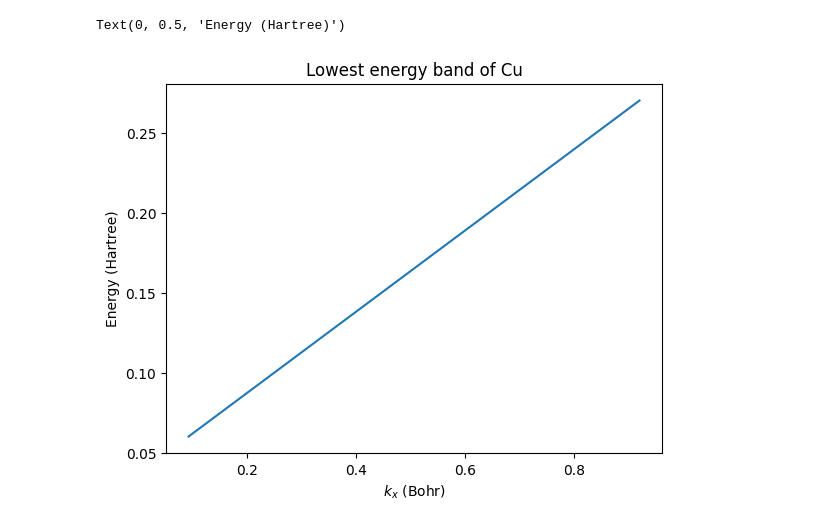
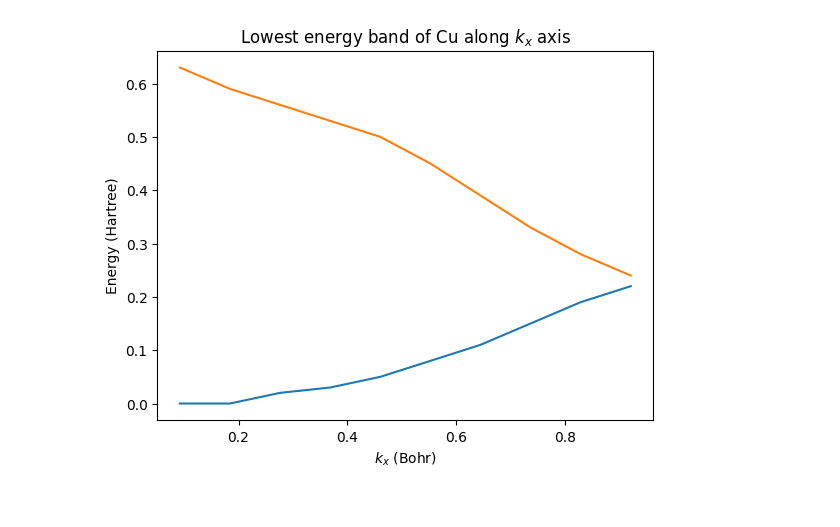
Before and after one commit to Williame33445/physics-projects, a Jupyter notebook: electronic_structure/periodic-solids/Cu-via-APW.ipynb, the cells around one changed output. Saved outputs shown, nothing was run; the diff lists cells and outputs as text; code cells hidden in the pictures.

```diff
--- a/electronic_structure/periodic-solids/Cu-via-APW.ipynb
+++ b/electronic_structure/periodic-solids/Cu-via-APW.ipynb
@@ -25,6 +27,9 @@ import numpy as np
 from scipy import special as sp
 import matplotlib.pyplot as plt
 # %%
+r_0 = 0.01
+h = 0.05
+
 #constants
 a = 6.822
 R = 2.5
@@ -93,6 +106,10 @@ def getRatio(l,E):
     return ys[-1][1]/ys[-1][0] - 1/R
 # %%
 def findDet(k,E):
+    """
+    Finds variational problem determinant
+    """
+
     #set up k dependent matricies
     B = np.empty([len(Ks),len(Ks)])
     C = np.empty([len(Ks),len(Ks),len(Ks)])
@@ -115,38 +132,42 @@ def findDet(k,E):
     for l in range(l_max):
         H += C[:,:,l]*getRatio(l,E)
 
-    #this function is more approriate for large matrices
-    detData = np.linalg.slogdet(H - E*np.identity(len(Ks))) #returns in (sign,absolute val
+    #this function is more approriate for large matrices, returns in (sign,absolute val
+    detData = np.linalg.slogdet(H - E*np.identity(len(Ks)))
     det = detData[0]*detData[1]
     return det
 # %%
 def findZero(lst,j):
+    """
+    Given a list, finds the list elements that change sign.
+    """
     t = 0
     for i in range(1,len(lst)):
-        if (lst[i-1]>0 and lst[i]<0) or (lst[i-1]<0 and lst[i]>0) or abs(lst[i])<1:
+        if (lst[i-1]>0 and lst[i]<0) or (lst[i-1]<0 and lst[i]>0):
             if t == j:
                 return i
             else:
                 t+=1
     return len(lst)-1
 # %%
-
-ks =[2*np.pi*np.array([0.1,0,0])/a,2*np.pi*np.array([1,0,0])/a] #[2*np.pi*np.array([i,0,0])/a for i in range(1,11)]
-Es = np.empty(len(ks))
-EMesh  = np.arange(0,0.5,step=0.01) #np.arange(-0.02,0.25,step=0.01)
-E_0 = 0.09
+#defines a energy mess and finds the energy values where the determinant vanishes
+ks = [2*np.pi*np.array([i/10,0,0])/a for i in range(1,11)]
+EMesh  = np.arange(-0.02,0.7,step=0.01)
+E0s = np.empty(len(ks))
+E1s = np.empty(len(ks))
 
 for i,k in enumerate(ks):
-    Es[i] = EMesh[int(findZero([findDet(k,E) for E in EMesh],0))]
-    print(Es[i])
-    print(f"{(i+1)*10}%")
-
-print(Es)
+    detList = [findDet(k,E) for E in EMesh]
+    E0s[i] = EMesh[int(findZero(detList,0))]
+    E1s[i] = EMesh[int(findZero(detList,1))]
 # %%
-plt.plot(list(map(lambda k: k[0],ks)),Es)
-plt.title("Lowest energy band of Cu")
+
+kx = list(map(lambda k: k[0],ks))
+plt.plot(kx,E0s)
+plt.plot(kx,E1s)
+plt.title(R"Lowest energy band of Cu along $k_x$ axis")
 plt.xlabel(r"$k_x$ (Bohr)")
 plt.ylabel("Energy (Hartree)")
+plt.show()
 # %% [output]
-Text(0, 0.5, 'Energy (Hartree)')
-[figure, old version]
+[figure, new version]
```
Also changed, not shown: parts of 3 cells of this notebook.
